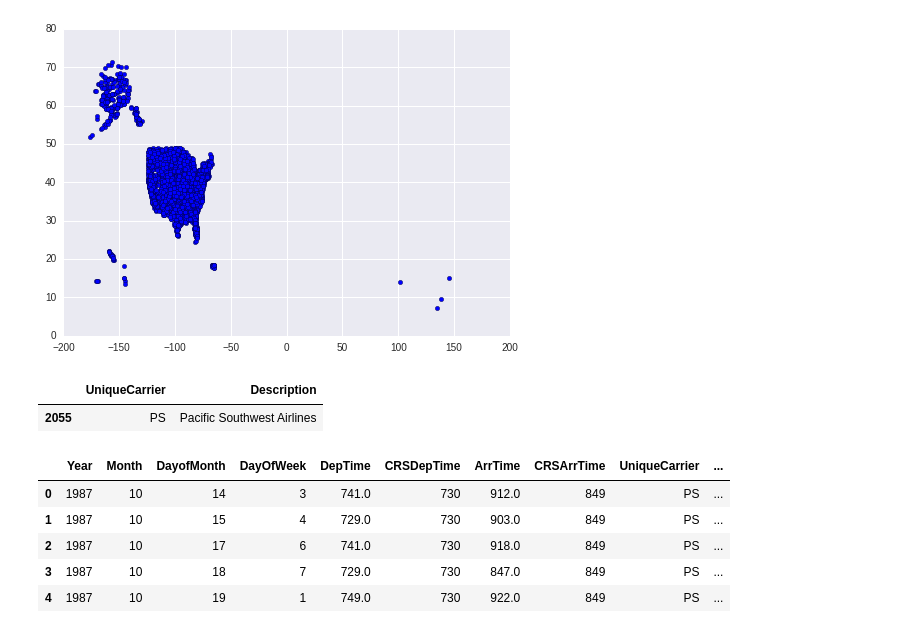
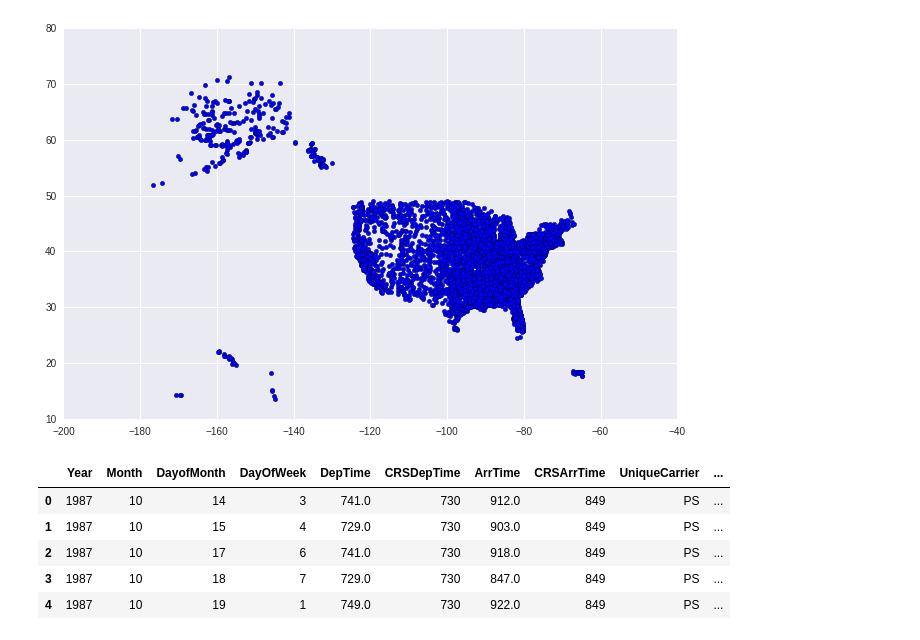
Before and after one commit to sarangof/air-travel-USA, a Jupyter notebook: exploratory-nb.ipynb, the cells around one changed output. Saved outputs shown, nothing was run; the diff lists cells and outputs as text; code cells hidden in the pictures.

```diff
--- a/exploratory-nb.ipynb
+++ b/exploratory-nb.ipynb
@@ -31,0 +15,3 @@ airports.state.value_counts().plot(kind='bar')
+# %%
+airports = airports.query("country=='USA'")
+airports.head()
@@ -32,15 +34,9 @@ airports.state.value_counts().plot(kind='bar')
 # %%
+plt.figure(figsize=(11,7))
 plt.scatter(airports.long,airports.lat)
 plt.show()
 # %% [output]
-[figure, old version]
+[figure, new version]
-# %%
-carriers.dropna(how="all", inplace=True)
-carriers.head()
-carriers.query("UniqueCarrier=='PS'")
-# %% [output]
-|  | UniqueCarrier | Description |
-| 2055 | PS | Pacific Southwest Airlines |
 # %%
 trips_87 = pd.read_csv('Data/trips/1987.csv')
 trips_87.head()
```
Also changed, not shown: parts of 26 cells of this notebook.
